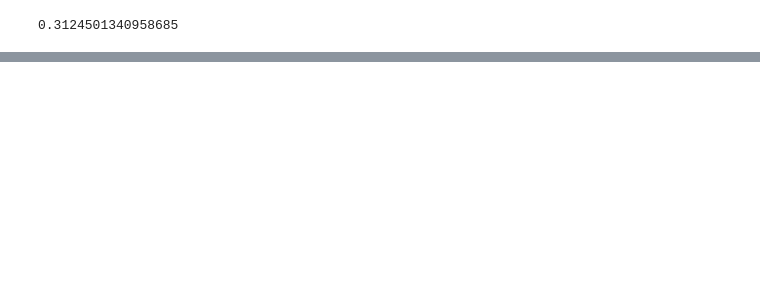
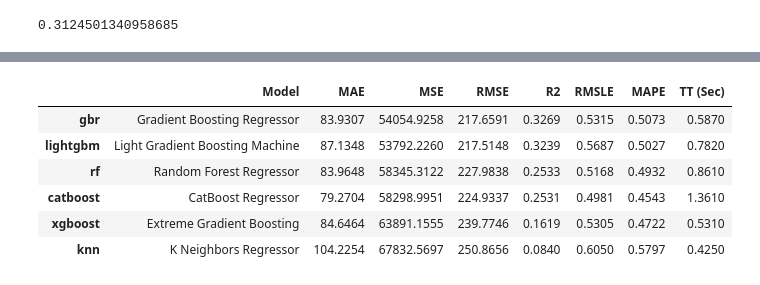
Before and after one commit to Vaenox/Airbnb-Price-Prediction, a Jupyter notebook: airbnb.ipynb, the cells around one changed output, grey strips where cells are left out. Cells and saved outputs as stored; diff of their text form; code cells hidden in the pictures; blank space fills up the shorter version.

```diff
--- a/airbnb.ipynb
+++ b/airbnb.ipynb
@@ -802,3 +800,7 @@ korelasyon.plot(kind="barh")
+# %%
+msk= np.random.rand(len(mergeDf)) < 0.75
+train= mergeDf[msk]
+test=mergeDf[~msk]
 # %%
 X=mergeDf[[ 'accommodates', 'bedrooms', 'beds', 'cleaning_fee',
        'guests_included', 'room_type_Entire home/apt',
@@ -934,3 +936,8 @@ b=pd.DataFrame(y_test)
 r2_score(b,a)
 # %% [output]
 0.3124501340958685
+# %%
+reg1 = setup(data = train,
+             target = "price",
+             remove_outliers = True,
+             feature_selection = True)
@@ -936,0 +962,10 @@ r2_score(b,a)
+# %%
+best = reg1.compare_models(include=["lightgbm","catboost","gbr","rf","xgboost","knn"])
+# %% [output]
+|  | Model | MAE | MSE | RMSE | R2 | RMSLE | MAPE | TT (Sec) |
+| gbr | Gradient Boosting Regressor | 83.9307 | 54054.9258 | 217.6591 | 0.3269 | 0.5315 | 0.5073 | 0.5870 |
+| lightgbm | Light Gradient Boosting Machine | 87.1348 | 53792.2260 | 217.5148 | 0.3239 | 0.5687 | 0.5027 | 0.7820 |
+| rf | Random Forest Regressor | 83.9648 | 58345.3122 | 227.9838 | 0.2533 | 0.5168 | 0.4932 | 0.8610 |
+| catboost | CatBoost Regressor | 79.2704 | 58298.9951 | 224.9337 | 0.2531 | 0.4981 | 0.4543 | 1.3610 |
+| xgboost | Extreme Gradient Boosting | 84.6464 | 63891.1555 | 239.7746 | 0.1619 | 0.5305 | 0.4722 | 0.5310 |
+| knn | K Neighbors Regressor | 104.2254 | 67832.5697 | 250.8656 | 0.0840 | 0.6050 | 0.5797 | 0.4250 |
```
Also changed, not shown: parts of 17 cells of this notebook, 1 other file.
